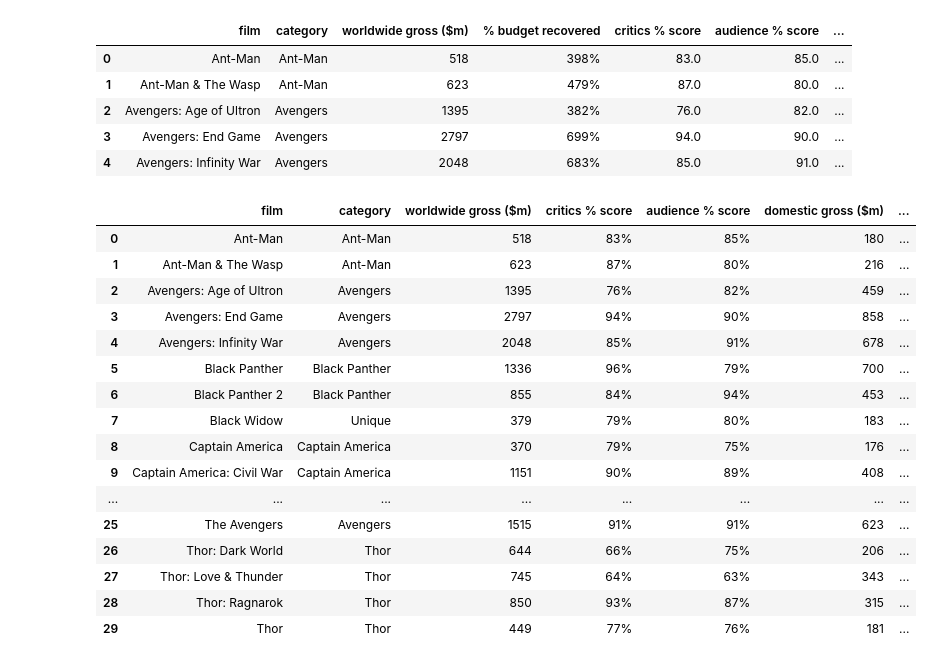
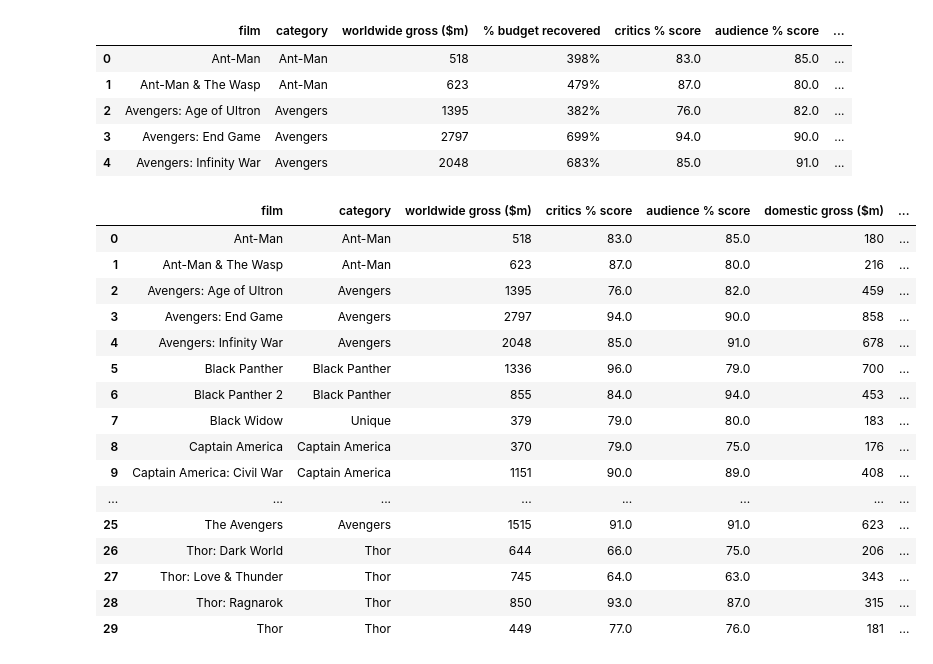
Before and after one commit to jdyiga10/project1-2023, a Jupyter notebook: andrew_work.ipynb, the cells around one changed output. Saved outputs shown, nothing was run; the diff lists cells and outputs as text; code cells hidden in the pictures.

```diff
--- a/andrew_work.ipynb
+++ b/andrew_work.ipynb
@@ -42,26 +56,27 @@ MCU_df_1.head()
 | 4 | Avengers: Infinity War | Avengers | 2048 | 683% | 85.0 | 91.0 | ... |
 # %%
 #Isolate the desired data
-reviews_df = MCU_df[["film", "category", "worldwide gross ($m)", "critics % score", "audience % score", "domestic gross ($m)", "international gross ($m)"]]
+reviews_df = MCU_df[["film", "category", "worldwide gross ($m)", "critics % score", "audience % score", "domestic gross ($m)", \
+                     "international gross ($m)", "opening weekend ($m)"]]
 reviews_df
 # %% [output]
 |  | film | category | worldwide gross ($m) | critics % score | audience % score | domestic gross ($m) | ... |
-| 0 | Ant-Man | Ant-Man | 518 | 83% | 85% | 180 | ... |
-| 1 | Ant-Man & The Wasp | Ant-Man | 623 | 87% | 80% | 216 | ... |
-| 2 | Avengers: Age of Ultron | Avengers | 1395 | 76% | 82% | 459 | ... |
-| 3 | Avengers: End Game | Avengers | 2797 | 94% | 90% | 858 | ... |
-| 4 | Avengers: Infinity War | Avengers | 2048 | 85% | 91% | 678 | ... |
-| 5 | Black Panther | Black Panther | 1336 | 96% | 79% | 700 | ... |
-| 6 | Black Panther 2 | Black Panther | 855 | 84% | 94% | 453 | ... |
-| 7 | Black Widow | Unique | 379 | 79% | 80% | 183 | ... |
-| 8 | Captain America | Captain America | 370 | 79% | 75% | 176 | ... |
-| 9 | Captain America: Civil War | Captain America | 1151 | 90% | 89% | 408 | ... |
+| 0 | Ant-Man | Ant-Man | 518 | 83.0 | 85.0 | 180 | ... |
+| 1 | Ant-Man & The Wasp | Ant-Man | 623 | 87.0 | 80.0 | 216 | ... |
+| 2 | Avengers: Age of Ultron | Avengers | 1395 | 76.0 | 82.0 | 459 | ... |
+| 3 | Avengers: End Game | Avengers | 2797 | 94.0 | 90.0 | 858 | ... |
+| 4 | Avengers: Infinity War | Avengers | 2048 | 85.0 | 91.0 | 678 | ... |
+| 5 | Black Panther | Black Panther | 1336 | 96.0 | 79.0 | 700 | ... |
+| 6 | Black Panther 2 | Black Panther | 855 | 84.0 | 94.0 | 453 | ... |
+| 7 | Black Widow | Unique | 379 | 79.0 | 80.0 | 183 | ... |
+| 8 | Captain America | Captain America | 370 | 79.0 | 75.0 | 176 | ... |
+| 9 | Captain America: Civil War | Captain America | 1151 | 90.0 | 89.0 | 408 | ... |
 | ... | ... | ... | ... | ... | ... | ... | ... |
-| 25 | The Avengers | Avengers | 1515 | 91% | 91% | 623 | ... |
-| 26 | Thor: Dark World | Thor | 644 | 66% | 75% | 206 | ... |
-| 27 | Thor: Love & Thunder | Thor | 745 | 64% | 63% | 343 | ... |
-| 28 | Thor: Ragnarok | Thor | 850 | 93% | 87% | 315 | ... |
-| 29 | Thor | Thor | 449 | 77% | 76% | 181 | ... |
+| 25 | The Avengers | Avengers | 1515 | 91.0 | 91.0 | 623 | ... |
+| 26 | Thor: Dark World | Thor | 644 | 66.0 | 75.0 | 206 | ... |
+| 27 | Thor: Love & Thunder | Thor | 745 | 64.0 | 63.0 | 343 | ... |
+| 28 | Thor: Ragnarok | Thor | 850 | 93.0 | 87.0 | 315 | ... |
+| 29 | Thor | Thor | 449 | 77.0 | 76.0 | 181 | ... |
 # %%
 #Profits by franchise
 profits_franchise_df = reviews_df.groupby("category").mean()
```
Also changed, not shown: parts of 9 cells of this notebook, 1 other file.
